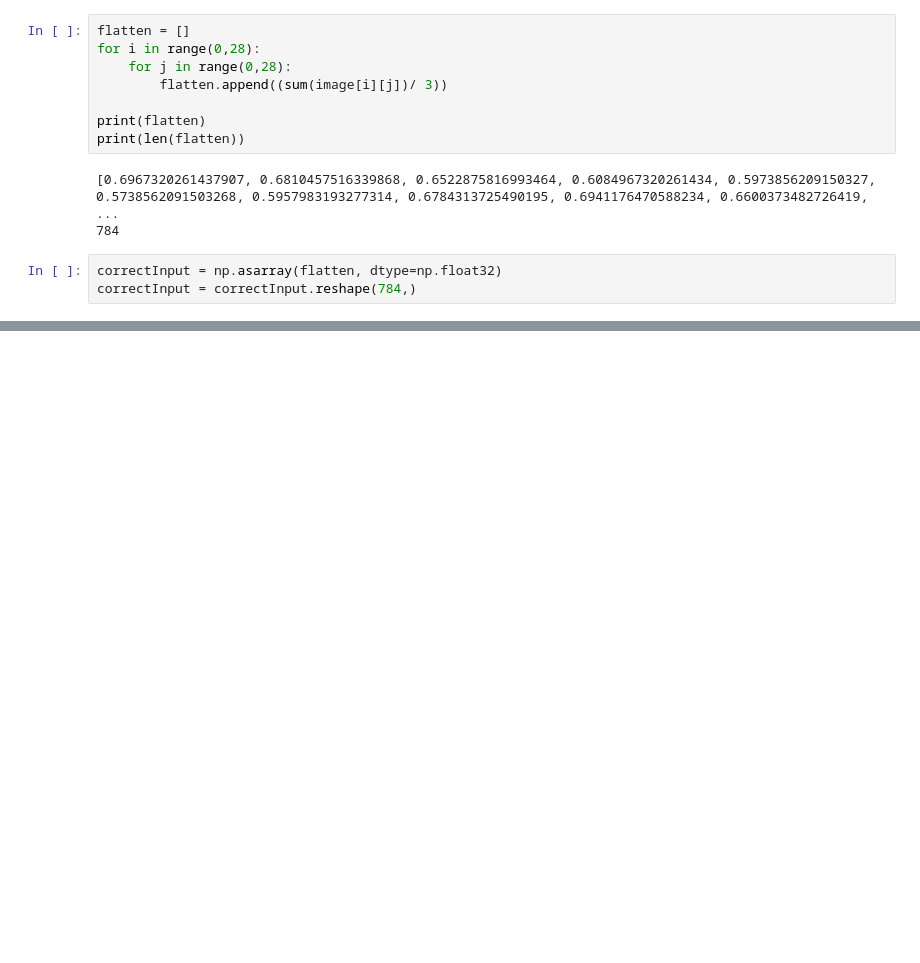
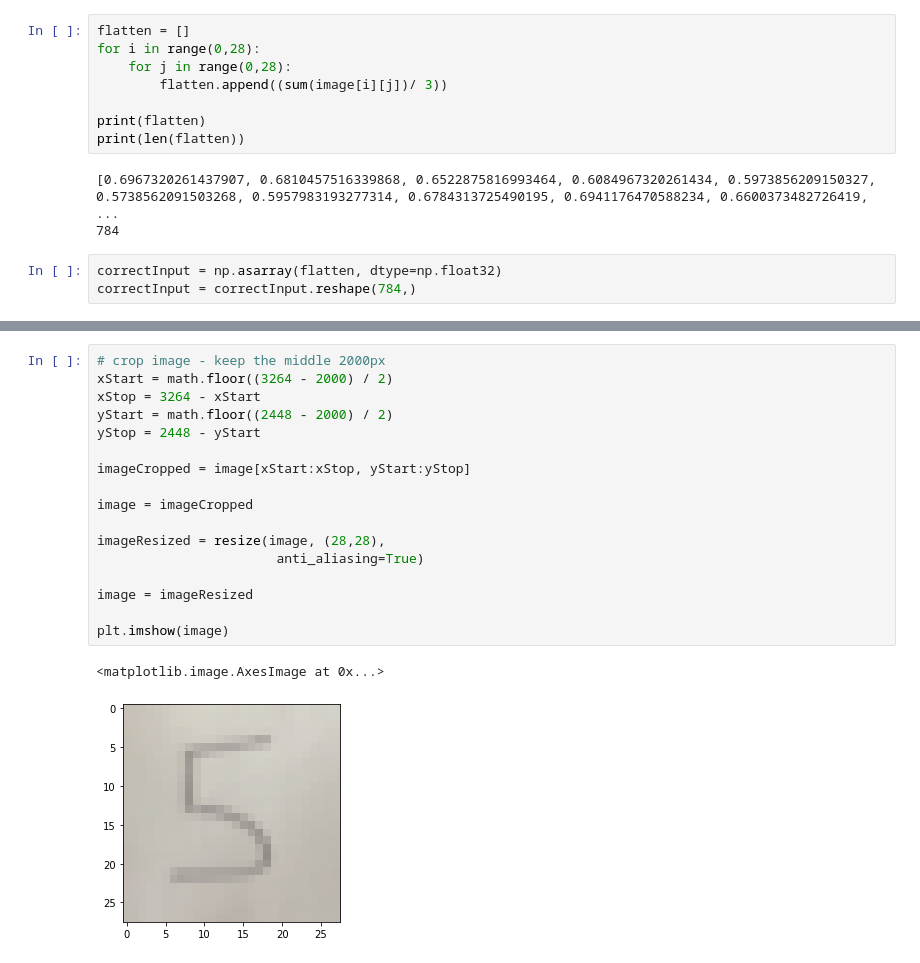
Before and after one commit to jrsmth/Kaggle, a Jupyter notebook: digitRecognition/digitRecognition-actual.ipynb, the cells around one changed output, grey strips where cells are left out. Drawn from its saved outputs; the diff is of its cells as text; blank space fills up the shorter version.

```diff
--- a/digitRecognition/digitRecognition.ipynb
+++ b/digitRecognition/digitRecognition-actual.ipynb
@@ -436,0 +516,20 @@ INFO:tensorflow:Restoring parameters from /content/drive/My Drive/digitRecogniti
+# %%
+# crop image - keep the middle 2000px
+xStart = math.floor((3264 - 2000) / 2)
+xStop = 3264 - xStart
+yStart = math.floor((2448 - 2000) / 2)
+yStop = 2448 - yStart
+
+imageCropped = image[xStart:xStop, yStart:yStop]
+
+image = imageCropped
+
+imageResized = resize(image, (28,28),
+                       anti_aliasing=True)
+
+image = imageResized
+
+plt.imshow(image)
+# %% [output]
+<matplotlib.image.AxesImage at 0x...>
+[figure, added]
```
Also changed, not shown: parts of 13 cells of this notebook.
